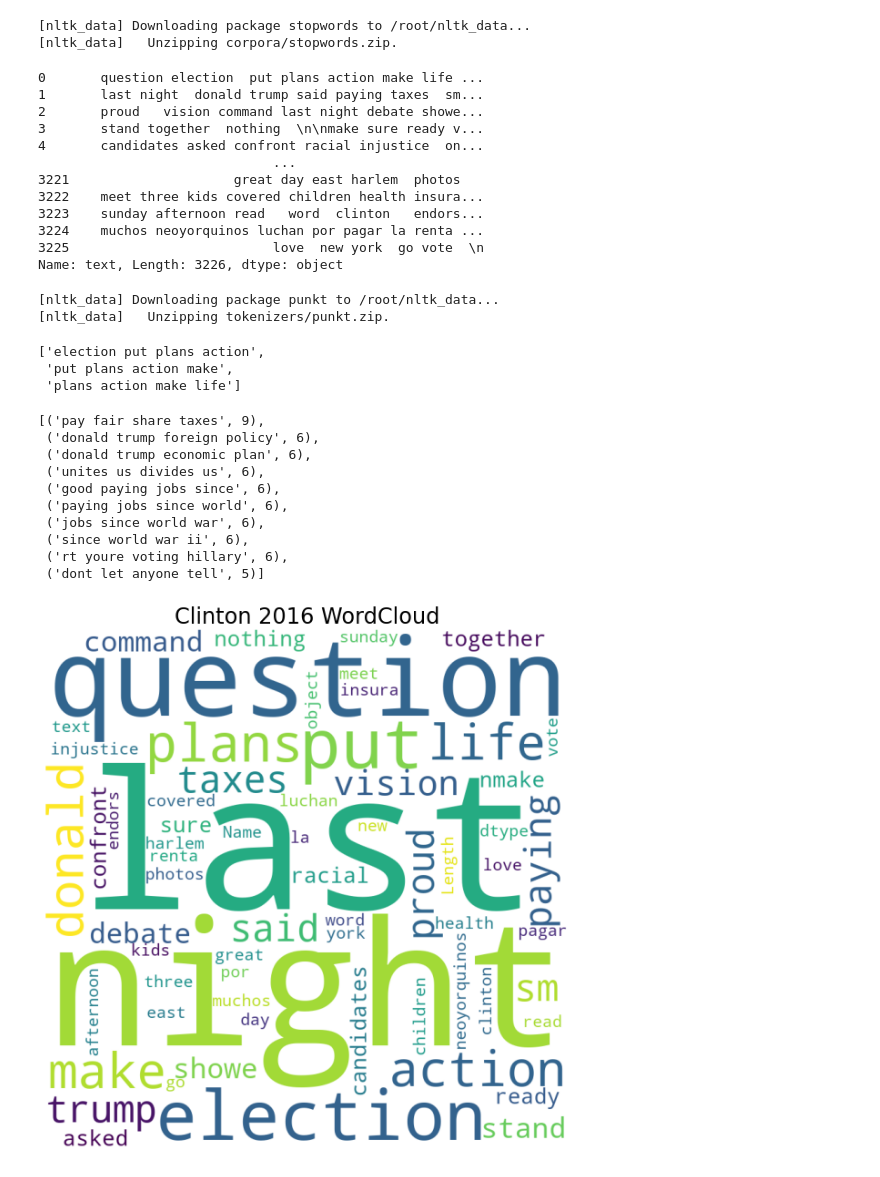
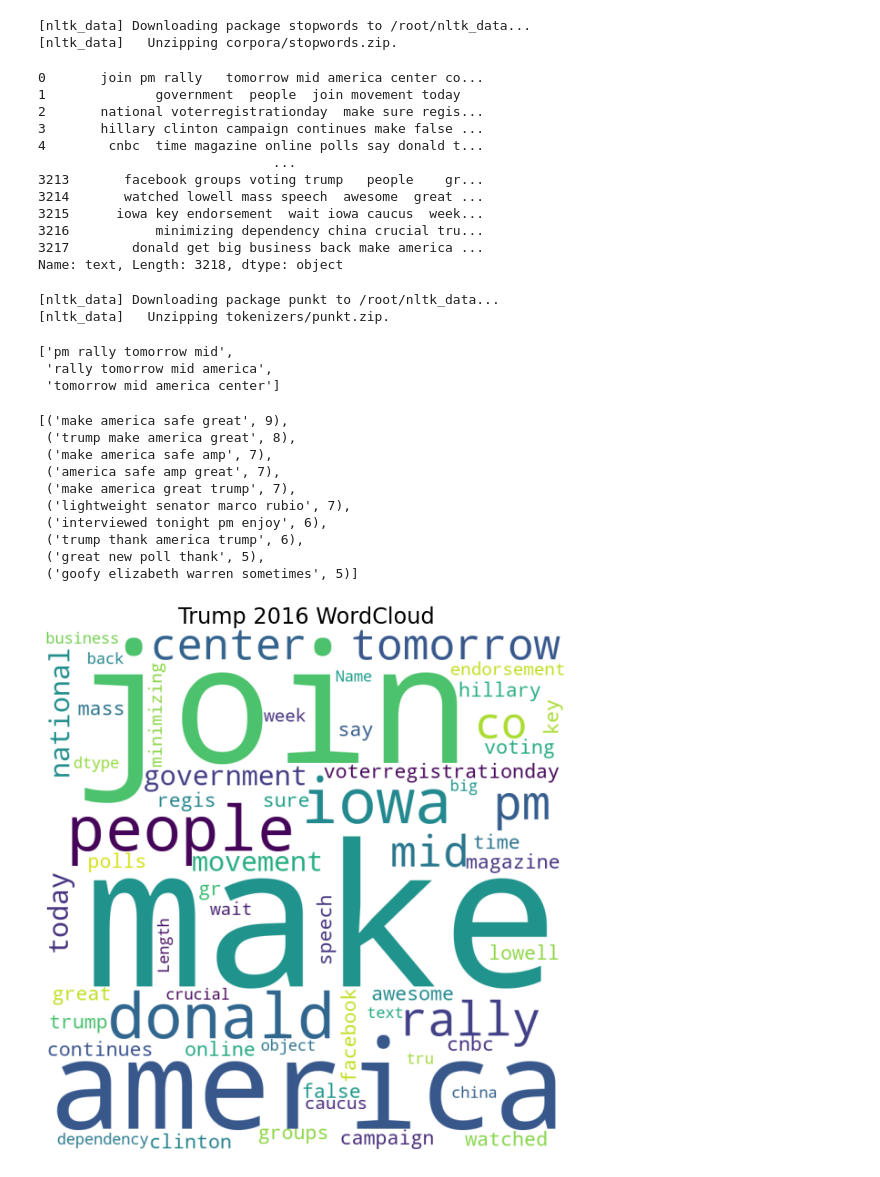
Before and after one commit to DinaTTomoum/Thesis2021, a Jupyter notebook: trump16ngrams.ipynb, the cells around one changed output. Saved outputs shown, nothing was run; the diff lists cells and outputs as text; code cells hidden in the pictures.

```diff
--- a/trump16ngrams.ipynb
+++ b/trump16ngrams.ipynb
@@ -38,6 +38,6 @@ Saving Clinton.csv to Clinton.csv
 # %%
 import pandas as pd
-data = pd.read_csv('Clinton.csv', encoding= 'unicode_escape')
+data = pd.read_csv('Trump2016.csv', encoding= 'unicode_escape')
 # %%
 data.head()
 # %% [output]
@@ -119,18 +119,18 @@ listToStr = ' '.join(map(str, cln))
 # %%
 df_cln
 # %% [output]
-0       question election  put plans action make life ...
-1       last night  donald trump said paying taxes  sm...
-2       proud   vision command last night debate showe...
-3       stand together  nothing  \n\nmake sure ready v...
-4       candidates asked confront racial injustice  on...
+0       join pm rally   tomorrow mid america center co...
+1              government  people  join movement today
+2       national voterregistrationday  make sure regis...
+3       hillary clinton campaign continues make false ...
+4        cnbc  time magazine online polls say donald t...
                               ...
-3221                     great day east harlem  photos
-3222    meet three kids covered children health insura...
-3223    sunday afternoon read   word  clinton   endors...
-3224    muchos neoyorquinos luchan por pagar la renta ...
-3225                          love  new york  go vote  \n
-Name: text, Length: 3226, dtype: object
+3213       facebook groups voting trump   people    gr...
+3214       watched lowell mass speech  awesome  great ...
+3215      iowa key endorsement  wait iowa caucus  week...
+3216           minimizing dependency china crucial tru...
+3217        donald get big business back make america ...
+Name: text, Length: 3218, dtype: object
 # %%
 
 import nltk
@@ -151,9 +151,9 @@ fourgram = ("4-gram: ", extract_ngrams(listToStr, 4))
 # %%
 fourgram[1][1:4]
 # %% [output]
-['election put plans action',
- 'put plans action make',
- 'plans action make life']
+['pm rally tomorrow mid',
+ 'rally tomorrow mid america',
+ 'tomorrow mid america center']
 # %%
 unigramFreq = collections.Counter(list(onegram[1]))
 trigramFreq = collections.Counter(list(threegram[1]))
@@ -161,16 +161,16 @@ bigramFreq = collections.Counter(list(twogram[1]))
 quadgramFreq = collections.Counter(list(fourgram[1]))
 quadgramFreq.most_common(10)
 # %% [output]
-[('pay fair share taxes', 9),
- ('donald trump foreign policy', 6),
- ('donald trump economic plan', 6),
- ('unites us divides us', 6),
- ('good paying jobs since', 6),
- ('paying jobs since world', 6),
- ('jobs since world war', 6),
- ('since world war ii', 6),
- ('rt youre voting hillary', 6),
- ('dont let anyone tell', 5)]
+[('make america safe great', 9),
+ ('trump make america great', 8),
+ ('make america safe amp', 7),
+ ('america safe amp great', 7),
+ ('make america great trump', 7),
+ ('lightweight senator marco rubio', 7),
+ ('interviewed tonight pm enjoy', 6),
+ ('trump thank america trump', 6),
+ ('great new poll thank', 5),
+ ('goofy elizabeth warren sometimes', 5)]
 # %%
 from wordcloud import WordCloud, STOPWORDS
 stopwords = set(STOPWORDS)
@@ -181,12 +181,12 @@ wordcloud = WordCloud(width = 800, height = 800,
 # %%
 plt.figure(figsize = (8, 8), facecolor = None)
 plt.imshow(wordcloud)
 plt.axis("off")
 plt.tight_layout(pad = 0)
-plt.title ("Clinton 2016 WordCloud", size=24)
+plt.title ("Trump 2016 WordCloud", size=24)
 plt.show()
 # %% [output]
-[figure, old version]
+[figure, new version]
 # %%
 
 top30 = bigramFreq.most_common(30)
```
Also changed, not shown: parts of 2 cells of this notebook.
